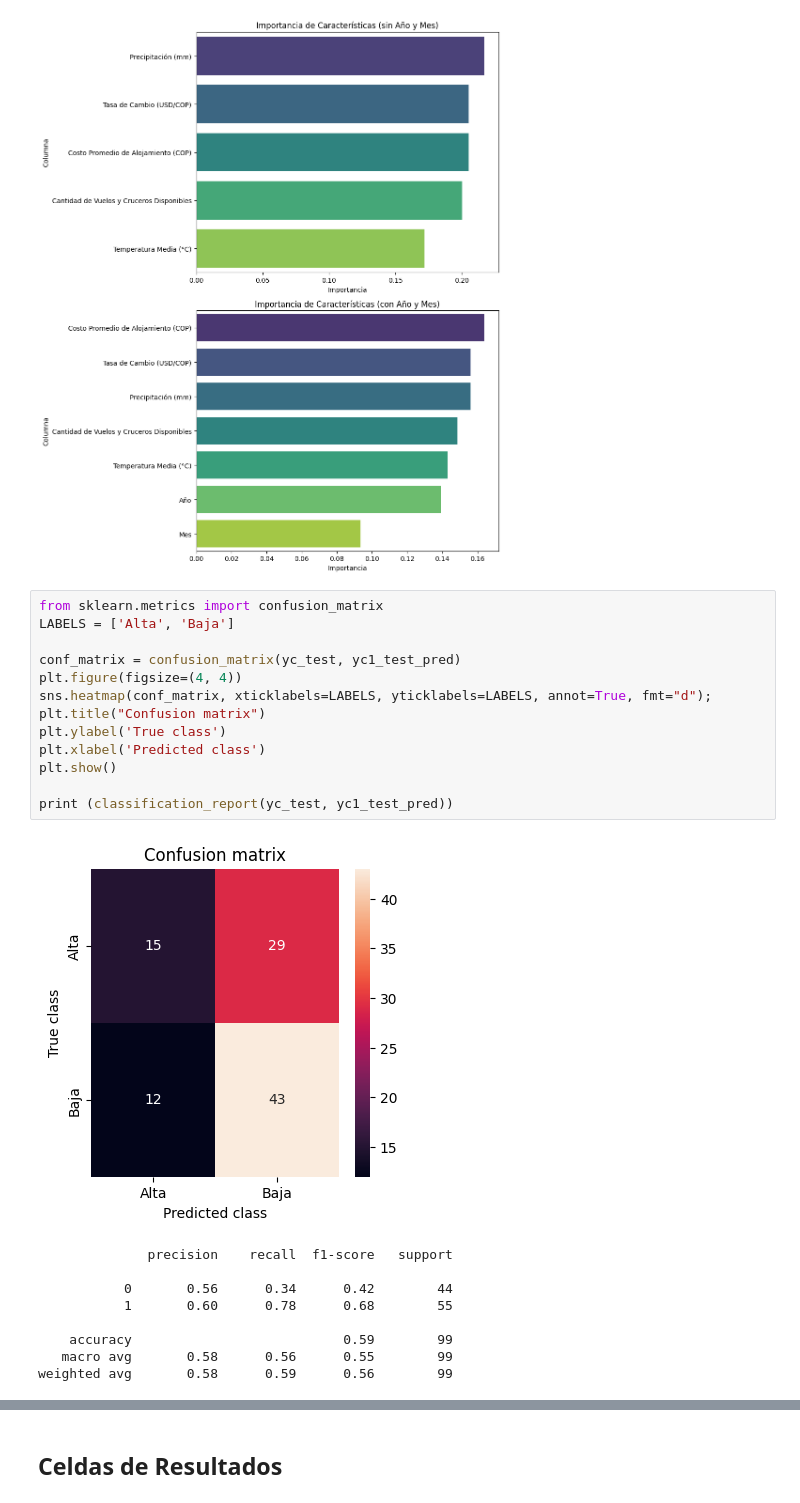
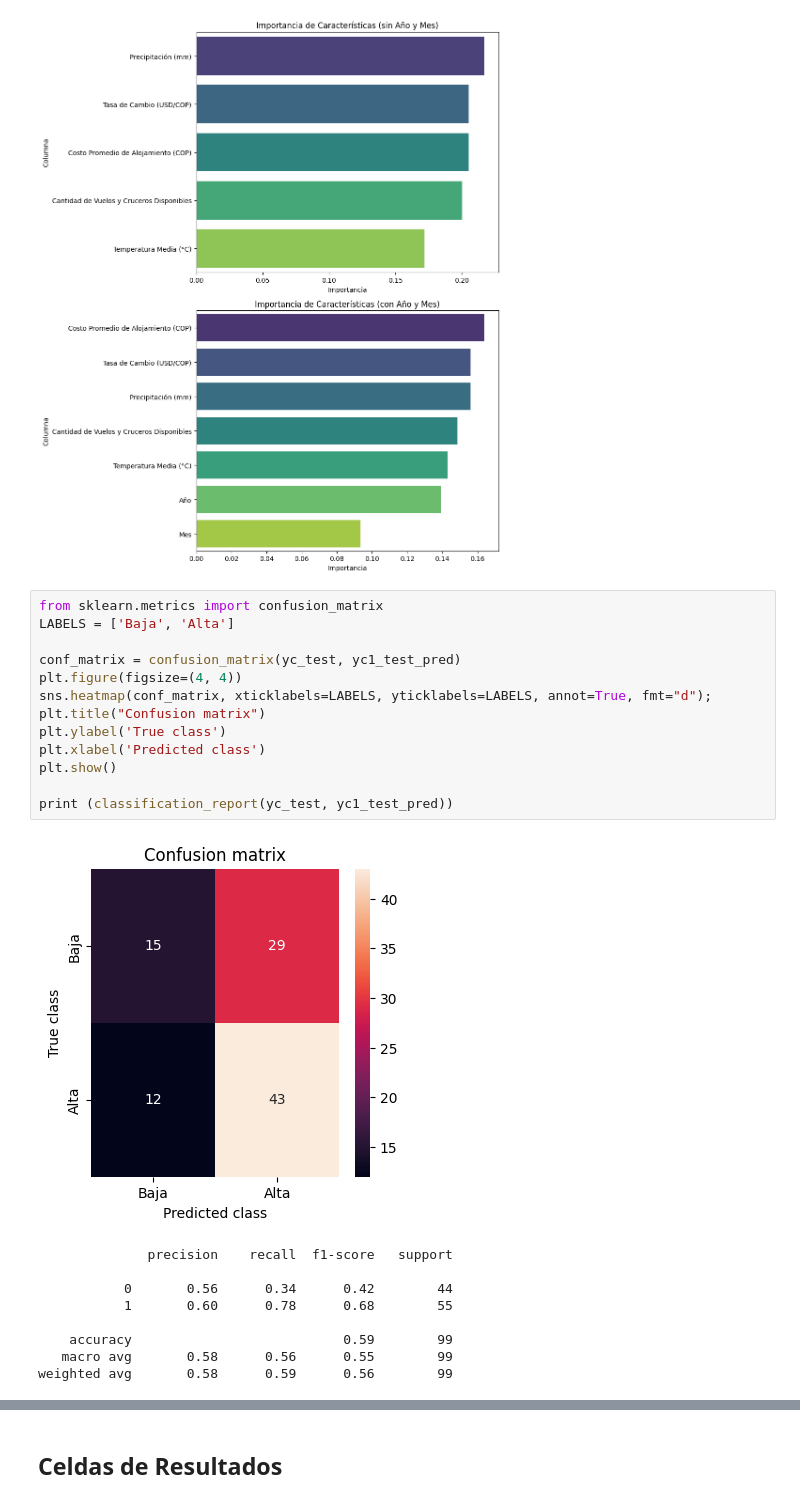
Before and after one commit to JohnReyes02/Talento_tech, a Jupyter notebook: semana_6/taller_grupo_pruebas.ipynb, the cells around one changed output, grey strips where cells are left out. Saved outputs shown, nothing was run; the diff lists cells and outputs as text.

```diff
--- a/semana_6/taller_grupo_pruebas.ipynb
+++ b/semana_6/taller_grupo_pruebas.ipynb
@@ -453,19 +453,19 @@ Importancia de las Características con Año y Mes:
 [figure]
 # %%
 from sklearn.metrics import confusion_matrix
-LABELS = ['Alta', 'Baja']
+LABELS = ['Baja', 'Alta']
 
 conf_matrix = confusion_matrix(yc_test, yc1_test_pred)
 plt.figure(figsize=(4, 4))
 sns.heatmap(conf_matrix, xticklabels=LABELS, yticklabels=LABELS, annot=True, fmt="d");
 plt.title("Confusion matrix")
 plt.ylabel('True class')
 plt.xlabel('Predicted class')
 plt.show()
 
 print (classification_report(yc_test, yc1_test_pred))
 # %% [output]
-[figure, old version]
+[figure, new version]
               precision    recall  f1-score   support
 
            0       0.56      0.34      0.42        44
```
Also changed, not shown: parts of 1 cell of this notebook, 14 other files.
